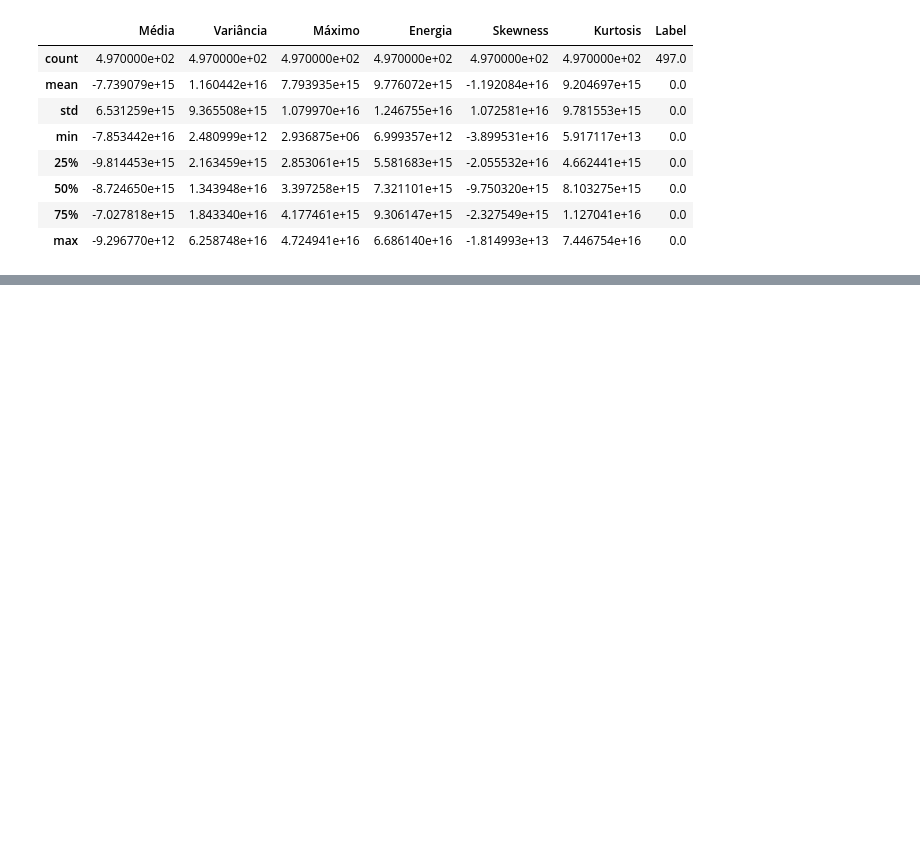
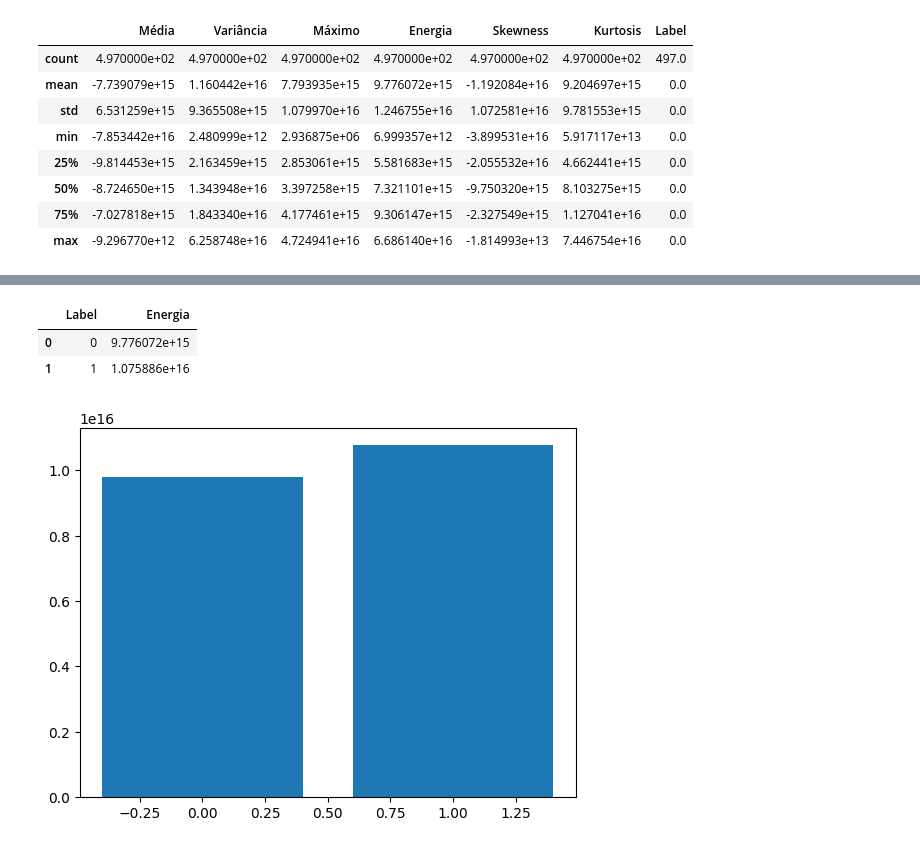
Before and after one commit to andrefsr/Estudos-em-Inteligencia-Artificial, a Jupyter notebook: 3 - Classificação (RegLog, LDA e QDA)/GPR dataset/EDA_gpr.ipynb, the cells around one changed output, grey strips where cells are left out. Cells and saved outputs as stored; diff of their text form; code cells hidden in the pictures; blank space fills up the shorter version.

```diff
--- a/3 - Classificação (RegLog, LDA e QDA)/GPR dataset/EDA_gpr.ipynb
+++ b/3 - Classificação (RegLog, LDA e QDA)/GPR dataset/EDA_gpr.ipynb
@@ -62,0 +93,12 @@ display(df_sem_cilindro.describe())
+# %%
+df_energia = df[['Energia','Label']].groupby('Label',as_index=False).mean()
+display(df_energia)
+
+plt.figure()
+plt.bar(x=df_energia['Label'],height=df_energia['Energia'])
+plt.show()
+# %% [output]
+|  | Label | Energia |
+| 0 | 0 | 9.776072e+15 |
+| 1 | 1 | 1.075886e+16 |
+[figure, added]
```
Also changed, not shown: parts of 5 cells of this notebook.
